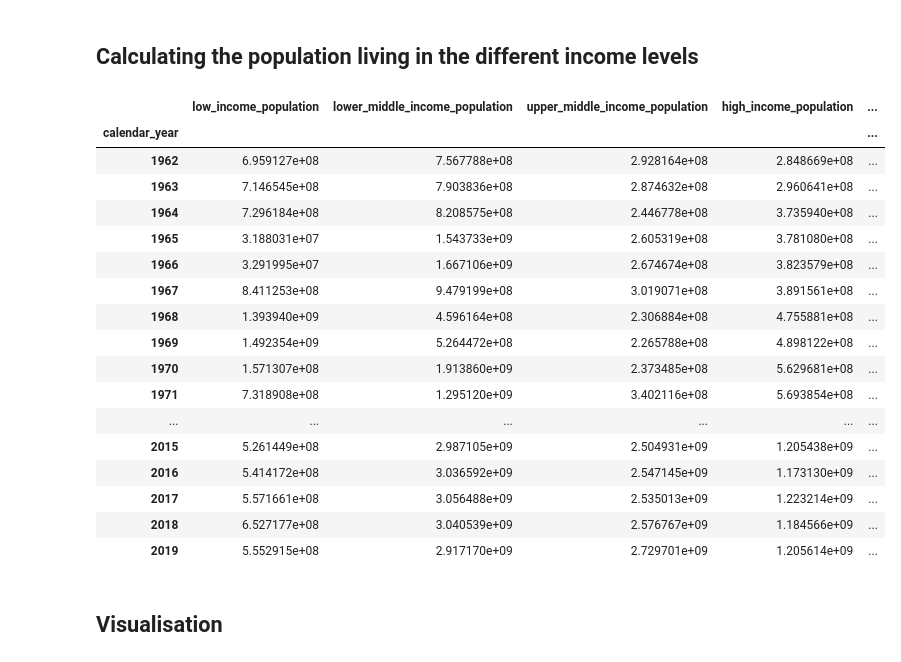
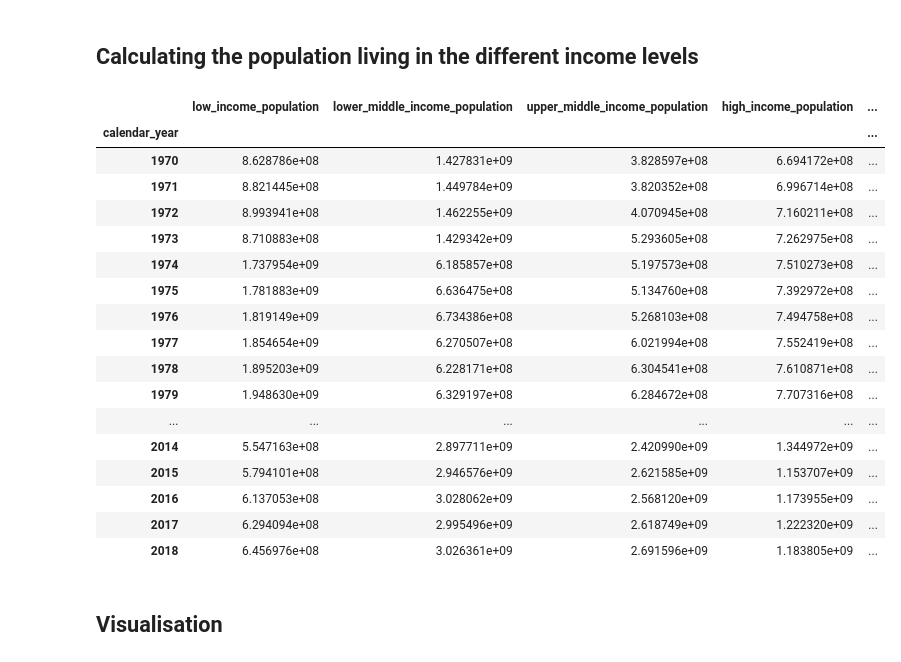
Before and after one commit to christoph-fraller/dopp_2020w_group03_ex3, a Jupyter notebook: dopp_2020w_group03_ex3_with_git.ipynb, the cells around one changed output. Saved outputs shown, nothing was run; the diff lists cells and outputs as text; code cells hidden in the pictures.

```diff
--- a/dopp_2020w_group03_ex3_with_git.ipynb
+++ b/dopp_2020w_group03_ex3_with_git.ipynb
@@ -275,0 +378,17 @@ data
+# %%
+# merge merged_income_data and threshold_data_complete using calendar_year
+income_classification_data = merged_income_data.merge(threshold_data_complete, how = 'left', on = 'calendar_year')
+
+# assign income-level labels based on gni and thresholds
+income_classification_data.loc[(income_classification_data['gni_per_capita_us_dollar'] <= income_classification_data['low_income_level_threshold']), 'income_level_label'] = 'low_income'
+income_classification_data.loc[((income_classification_data['gni_per_capita_us_dollar'] > income_classification_data['low_income_level_threshold']) &
+                        (income_classification_data['gni_per_capita_us_dollar'] <= income_classification_data['middle_income_level_threshold'])), 'income_level_label'] = 'lower_middle_income'
+income_classification_data.loc[((income_classification_data['gni_per_capita_us_dollar'] > income_classification_data['middle_income_level_threshold']) &
+                        (income_classification_data['gni_per_capita_us_dollar'] <= income_classification_data['high_income_level_threshold'])), 'income_level_label'] = 'upper_middle_income'
+income_classification_data.loc[(income_classification_data['gni_per_capita_us_dollar'] > income_classification_data['high_income_level_threshold']), 'income_level_label'] = 'high_income'
+
+# create index on calendar_year and iso_alpha3_code
+#income_classification_data.reset_index(inplace = True)
+#income_classification_data.set_index(['calendar_year', 'iso_alpha3_code'], inplace = True)
+
+income_classification_data.tail()
@@ -441,34 +518,35 @@ merged_income_data.loc[merged_income_data['country_name'] == 'Argentina']
 # %% [markdown]
 ## Calculating the population living in the different income levels
 # %%
-#Bin mir da noch nicht sicher ob ich da richtige Ergebnisse habe. Schaue mir das später nochmal an
 #create sum of population of each income category for each year
+
 population_income = pd.DataFrame()
-population_income['low_income_population'] = merged_income_data['population_total'].loc[merged_income_data['income_level_label'] == 'low_income'].groupby('calendar_year').sum()
-population_income['lower_middle_income_population'] = merged_income_data['population_total'].loc[merged_income_data['income_level_label'] == 'lower_middle_income'].groupby('calendar_year').sum()
-population_income['upper_middle_income_population'] = merged_income_data['population_total'].loc[merged_income_data['income_level_label'] == 'upper_middle_income'].groupby('calendar_year').sum()
-population_income['high_income_population'] = merged_income_data['population_total'].loc[merged_income_data['income_level_label'] == 'high_income'].groupby('calendar_year').sum()
-population_income['unknown_income_population'] = merged_income_data['population_total'].loc[merged_income_data['income_level_label'] == np.nan].groupby('calendar_year').sum()
+population_income['low_income_population'] = income_classification_data['population_total'].loc[income_classification_data['income_level_label'] == 'low_income'].groupby('calendar_year').sum()
+population_income['lower_middle_income_population'] = income_classification_data['population_total'].loc[income_classification_data['income_level_label'] == 'lower_middle_income'].groupby('calendar_year').sum()
+population_income['upper_middle_income_population'] = income_classification_data['population_total'].loc[income_classification_data['income_level_label'] == 'upper_middle_income'].groupby('calendar_year').sum()
+population_income['high_income_population'] = income_classification_data['population_total'].loc[income_classification_data['income_level_label'] == 'high_income'].groupby('calendar_year').sum()
+population_income['unknown_income_population'] = income_classification_data['population_total'].loc[income_classification_data['income_level_label'].isna()].groupby('calendar_year').sum()
+population_income['total_population'] = income_classification_data['population_total'].groupby('calendar_year').sum()
 
 population_income
 # %% [output]
 |  | low_income_population | lower_middle_income_population | upper_middle_income_population | high_income_population | ... |
 | calendar_year |  |  |  |  | ... |
-| 1962 | 6.959127e+08 | 7.567788e+08 | 2.928164e+08 | 2.848669e+08 | ... |
-| 1963 | 7.146545e+08 | 7.903836e+08 | 2.874632e+08 | 2.960641e+08 | ... |
-| 1964 | 7.296184e+08 | 8.208575e+08 | 2.446778e+08 | 3.735940e+08 | ... |
-| 1965 | 3.188031e+07 | 1.543733e+09 | 2.605319e+08 | 3.781080e+08 | ... |
-| 1966 | 3.291995e+07 | 1.667106e+09 | 2.674674e+08 | 3.823579e+08 | ... |
-| 1967 | 8.411253e+08 | 9.479199e+08 | 3.019071e+08 | 3.891561e+08 | ... |
-| 1968 | 1.393940e+09 | 4.596164e+08 | 2.306884e+08 | 4.755881e+08 | ... |
-| 1969 | 1.492354e+09 | 5.264472e+08 | 2.265788e+08 | 4.898122e+08 | ... |
-| 1970 | 1.571307e+08 | 1.913860e+09 | 2.373485e+08 | 5.629681e+08 | ... |
-| 1971 | 7.318908e+08 | 1.295120e+09 | 3.402116e+08 | 5.693854e+08 | ... |
+| 1970 | 8.628786e+08 | 1.427831e+09 | 3.828597e+08 | 6.694172e+08 | ... |
+| 1971 | 8.821445e+08 | 1.449784e+09 | 3.820352e+08 | 6.996714e+08 | ... |
+| 1972 | 8.993941e+08 | 1.462255e+09 | 4.070945e+08 | 7.160211e+08 | ... |
+| 1973 | 8.710883e+08 | 1.429342e+09 | 5.293605e+08 | 7.262975e+08 | ... |
+| 1974 | 1.737954e+09 | 6.185857e+08 | 5.197573e+08 | 7.510273e+08 | ... |
+| 1975 | 1.781883e+09 | 6.636475e+08 | 5.134760e+08 | 7.392972e+08 | ... |
+| 1976 | 1.819149e+09 | 6.734386e+08 | 5.268103e+08 | 7.494758e+08 | ... |
+| 1977 | 1.854654e+09 | 6.270507e+08 | 6.021994e+08 | 7.552419e+08 | ... |
+| 1978 | 1.895203e+09 | 6.228171e+08 | 6.304541e+08 | 7.610871e+08 | ... |
+| 1979 | 1.948630e+09 | 6.329197e+08 | 6.284672e+08 | 7.707316e+08 | ... |
 | ... | ... | ... | ... | ... | ... |
-| 2015 | 5.261449e+08 | 2.987105e+09 | 2.504931e+09 | 1.205438e+09 | ... |
-| 2016 | 5.414172e+08 | 3.036592e+09 | 2.547145e+09 | 1.173130e+09 | ... |
-| 2017 | 5.571661e+08 | 3.056488e+09 | 2.535013e+09 | 1.223214e+09 | ... |
-| 2018 | 6.527177e+08 | 3.040539e+09 | 2.576767e+09 | 1.184566e+09 | ... |
-| 2019 | 5.552915e+08 | 2.917170e+09 | 2.729701e+09 | 1.205614e+09 | ... |
+| 2014 | 5.547163e+08 | 2.897711e+09 | 2.420990e+09 | 1.344972e+09 | ... |
+| 2015 | 5.794101e+08 | 2.946576e+09 | 2.621585e+09 | 1.153707e+09 | ... |
+| 2016 | 6.137053e+08 | 3.028062e+09 | 2.568120e+09 | 1.173955e+09 | ... |
+| 2017 | 6.294094e+08 | 2.995496e+09 | 2.618749e+09 | 1.222320e+09 | ... |
+| 2018 | 6.456976e+08 | 3.026361e+09 | 2.691596e+09 | 1.183805e+09 | ... |
 # %% [markdown]
 ## Visualisation
```
Also changed, not shown: parts of 49 cells of this notebook.
